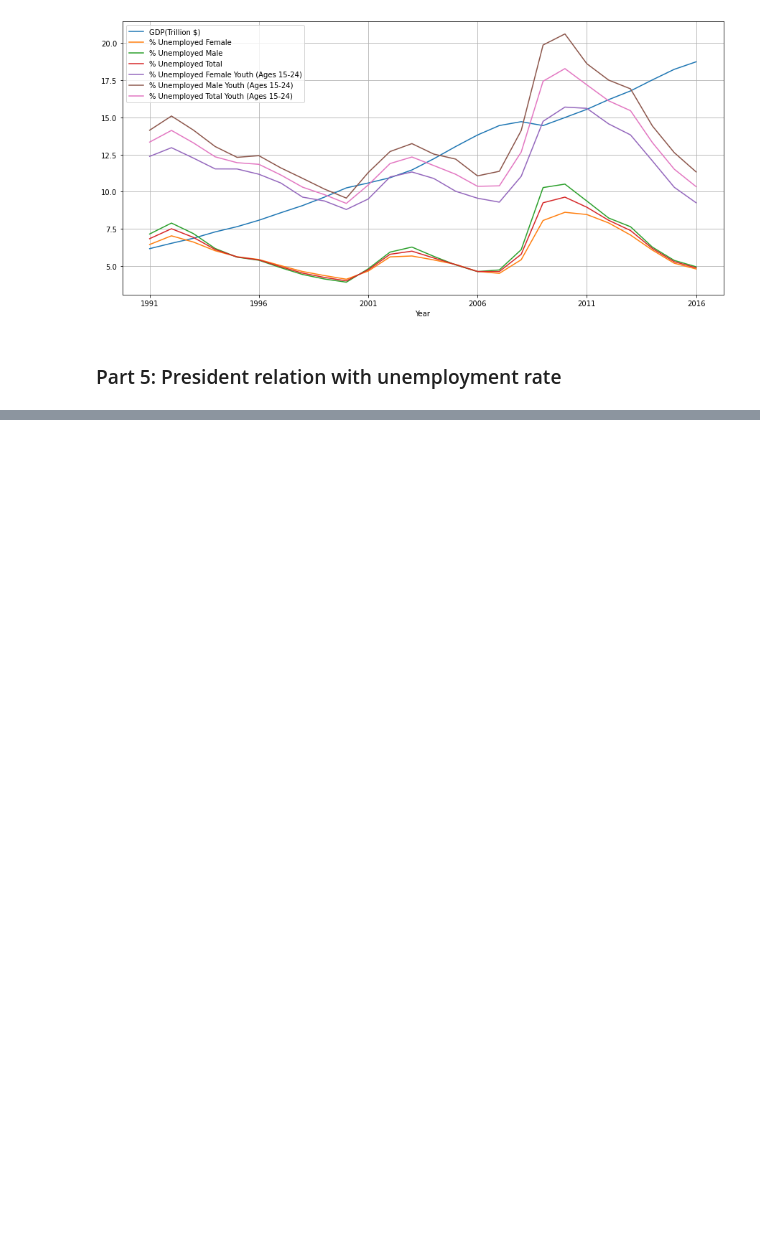
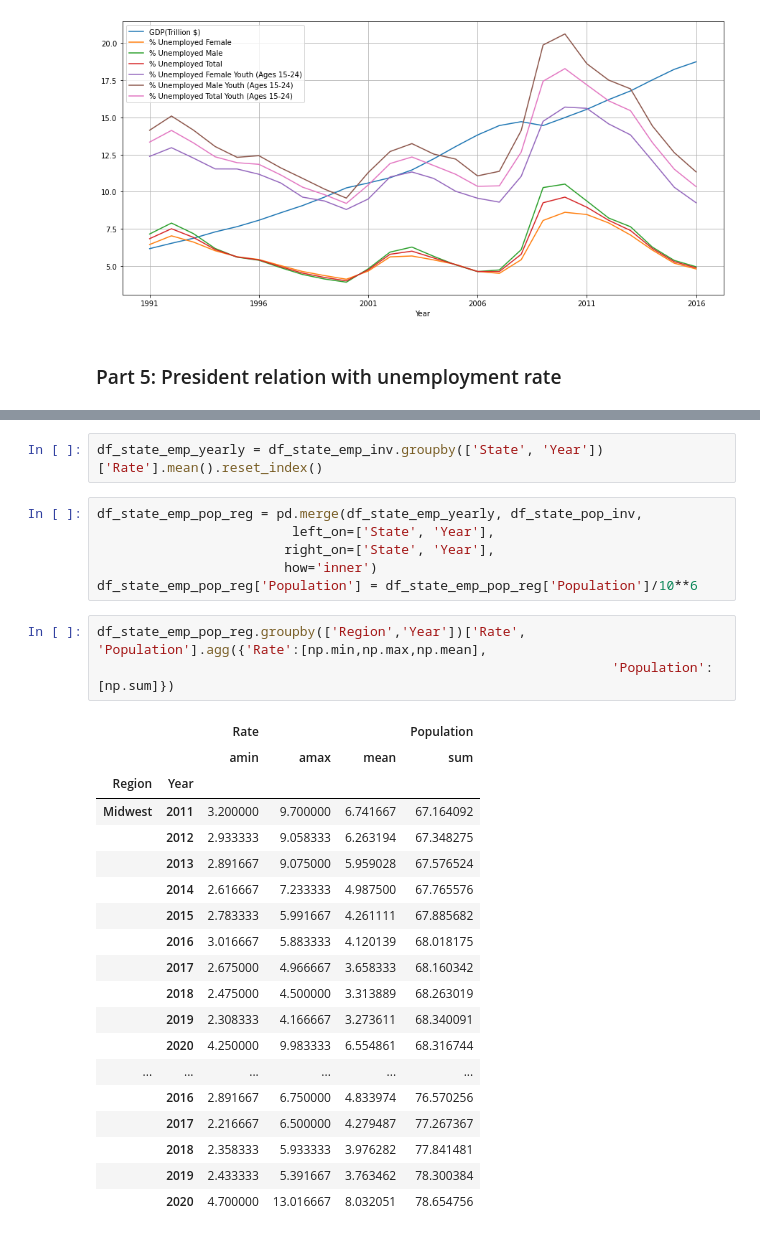
Before and after one commit to Ankita-Khiratkar/2021Fall_finals, a Jupyter notebook: Final_Project.ipynb, the cells around one changed output, grey strips where cells are left out. Saved outputs shown, nothing was run; the diff lists cells and outputs as text; blank space fills up the shorter version.

```diff
--- a/Final_Project.ipynb
+++ b/Final_Project.ipynb
@@ -200,0 +232,31 @@ df_merged
+# %%
+df_state_emp_yearly = df_state_emp_inv.groupby(['State', 'Year'])['Rate'].mean().reset_index()
+# %%
+df_state_emp_pop_reg = pd.merge(df_state_emp_yearly, df_state_pop_inv,
+                         left_on=['State', 'Year'],
+                        right_on=['State', 'Year'],
+                        how='inner')
+df_state_emp_pop_reg['Population'] = df_state_emp_pop_reg['Population']/10**6
+# %%
+df_state_emp_pop_reg.groupby(['Region','Year'])['Rate', 'Population'].agg({'Rate':[np.min,np.max,np.mean],
+                                                                  'Population':[np.sum]})
+# %% [output]
+|  |  | Rate |  |  | Population |
+|  |  | amin | amax | mean | sum |
+| Region | Year |  |  |  |  |
+| Midwest | 2011 | 3.200000 | 9.700000 | 6.741667 | 67.164092 |
+|  | 2012 | 2.933333 | 9.058333 | 6.263194 | 67.348275 |
+|  | 2013 | 2.891667 | 9.075000 | 5.959028 | 67.576524 |
+|  | 2014 | 2.616667 | 7.233333 | 4.987500 | 67.765576 |
+|  | 2015 | 2.783333 | 5.991667 | 4.261111 | 67.885682 |
+|  | 2016 | 3.016667 | 5.883333 | 4.120139 | 68.018175 |
+|  | 2017 | 2.675000 | 4.966667 | 3.658333 | 68.160342 |
+|  | 2018 | 2.475000 | 4.500000 | 3.313889 | 68.263019 |
+|  | 2019 | 2.308333 | 4.166667 | 3.273611 | 68.340091 |
+|  | 2020 | 4.250000 | 9.983333 | 6.554861 | 68.316744 |
+| ... | ... | ... | ... | ... | ... |
+|  | 2016 | 2.891667 | 6.750000 | 4.833974 | 76.570256 |
+|  | 2017 | 2.216667 | 6.500000 | 4.279487 | 77.267367 |
+|  | 2018 | 2.358333 | 5.933333 | 3.976282 | 77.841481 |
+|  | 2019 | 2.433333 | 5.391667 | 3.763462 | 78.300384 |
+|  | 2020 | 4.700000 | 13.016667 | 8.032051 | 78.654756 |
```
Also changed, not shown: parts of 16 cells of this notebook, 9 other files.
